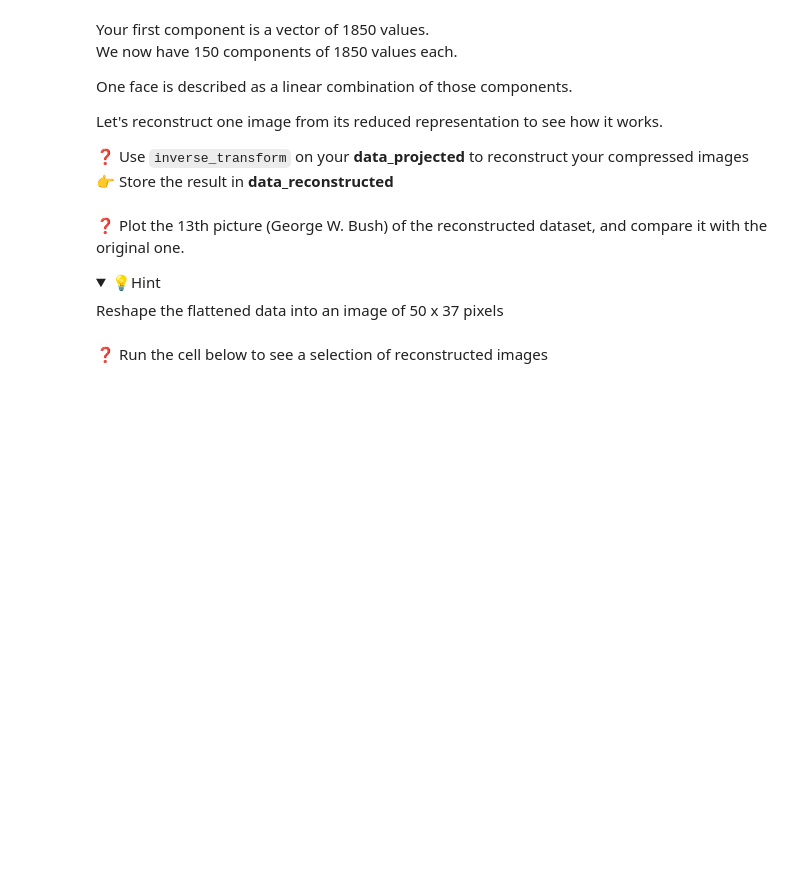
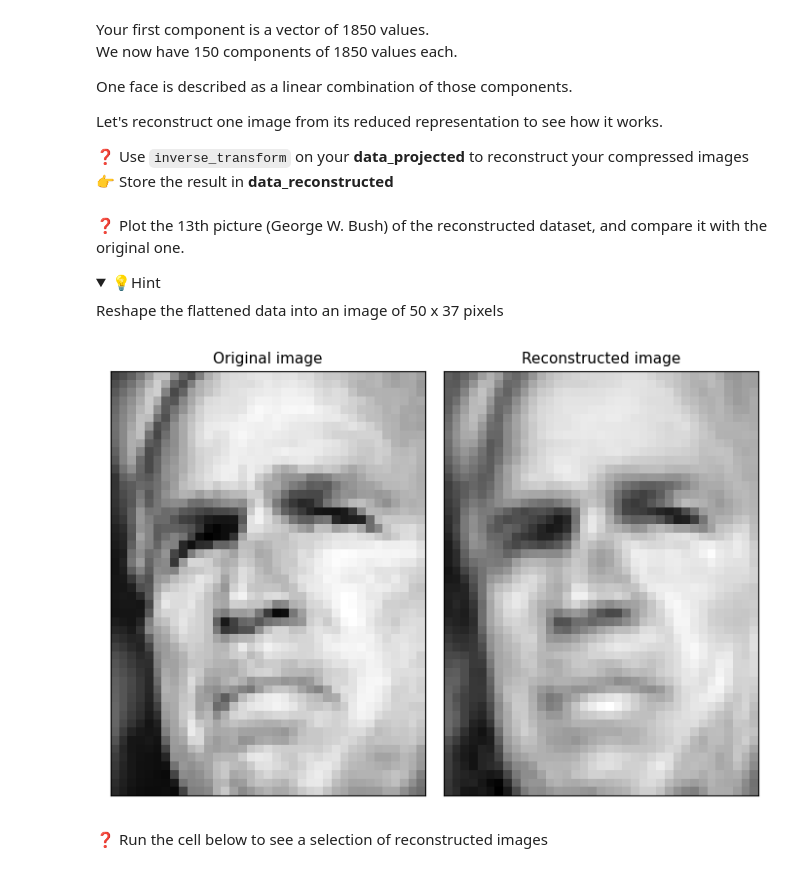
Before and after one commit to tanushrin/data-face-recognition, a Jupyter notebook: face_recognition.ipynb, the cells around one changed output. Drawn from its saved outputs; the diff is of its cells as text; code cells hidden in the pictures; folded sections open; blank space fills up the shorter version.

Commit message:
Reconstruction of image from compressed

```diff
--- a/face_recognition.ipynb
+++ b/face_recognition.ipynb
@@ -98,0 +109,13 @@ Having so many features for so few observations is not great in Machine Learning
+# %%
+# YOUR CODE HERE
+from sklearn.decomposition import PCA
+
+# Fit a PCA on the flattened images to reduce the dimension to 150 components.
+pca = PCA(n_components=150)
+
+pca.fit(faces.data)
+
+# Project the data into new dimensions.
+data_projected = pca.transform(faces.data)
+
+data_projected.shape
@@ -124,3 +155,7 @@ Let's reconstruct one image from its reduced representation to see how it works.
+# %%
+# YOUR CODE HERE
+# Use inverse_transform to reconstruct the images from the PCA components.
+data_reconstructed = pca.inverse_transform(data_projected)
 # %% [markdown]
 ❓ Plot the 13th picture (George W. Bush) of the reconstructed dataset, and compare it with the original one.
 
@@ -133,3 +166,23 @@ Reshape the flattened data into an image of 50 x 37 pixels
+# %%
+# YOUR CODE HERE
+# Plot the 13th image of the reconstructed data, and compare it to the original image.
+fig = plt.figure(figsize=(7, 10))
+
+plt.subplot(1, 2, 1)
+plt.title("Original image", size=11)
+plt.imshow(faces.images[12], cmap=plt.cm.gray)
+# Remove plot ticks
+plt.xticks(())
+plt.yticks(())
+plt.subplot(1, 2, 2)
+plt.title("Reconstructed image", size=11)
+plt.imshow(data_reconstructed[12].reshape(50, 37), cmap=plt.cm.gray)
+# Remove plot ticks
+plt.xticks(())
+plt.yticks(())
+plt.tight_layout()
+# %% [output]
+[figure, added]
 # %% [markdown]
 ❓ Run the cell below to see a selection of reconstructed images
 # %%
```
Also changed, not shown: parts of 51 cells of this notebook.
